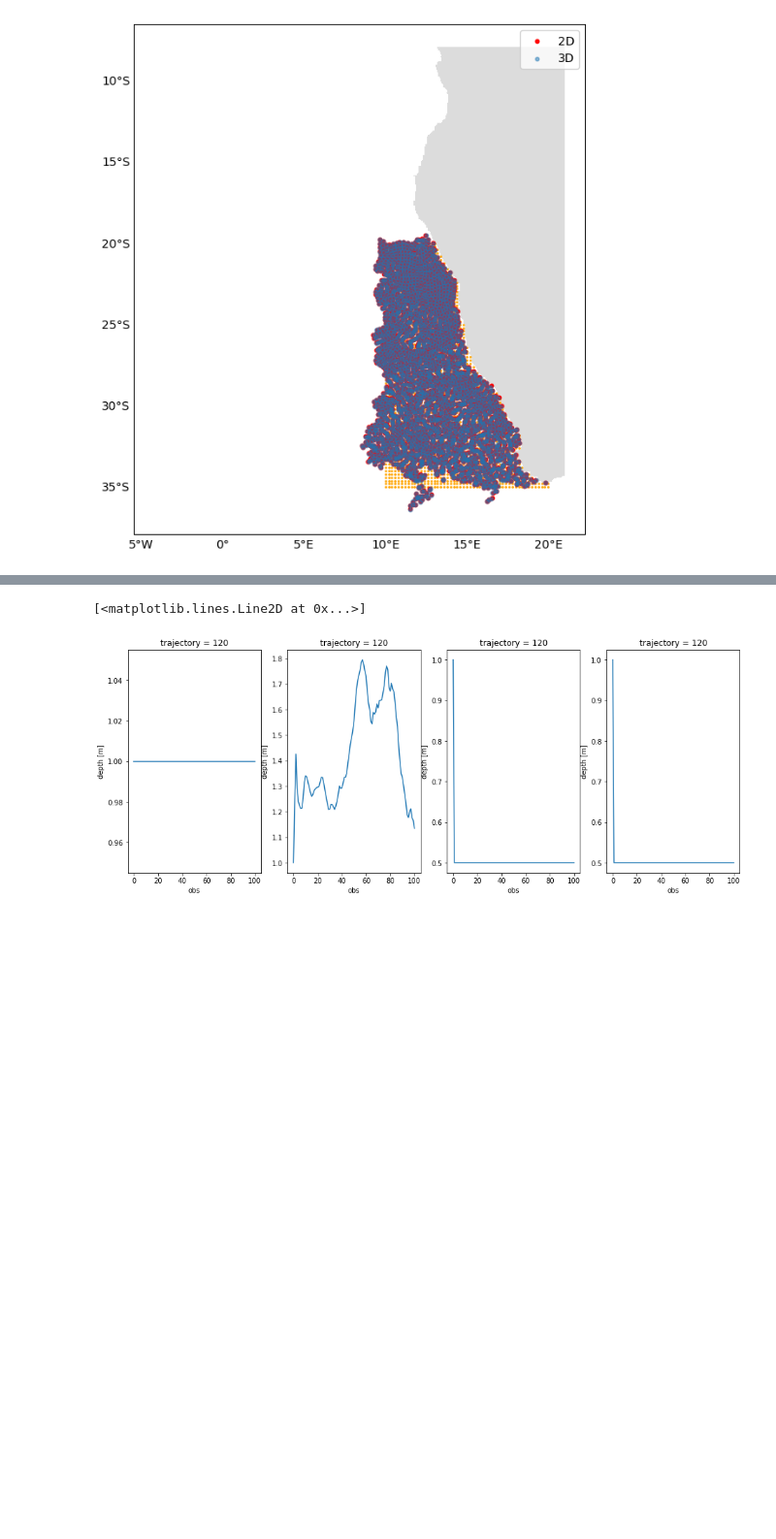
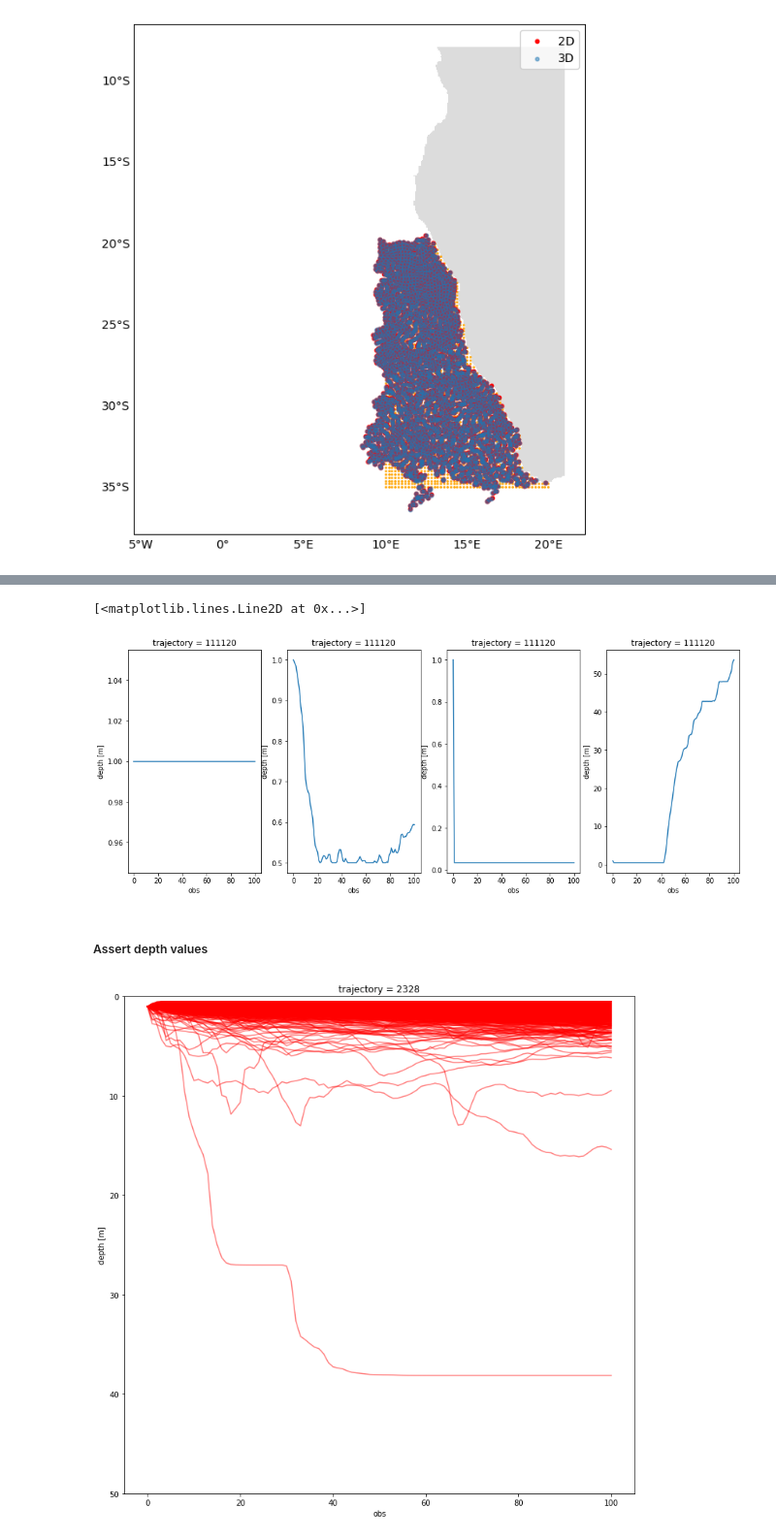
Before and after one commit to OceanParcels/atlanteco_plankton_plastic_nutrients_dispersion, a Jupyter notebook: src/analysis/Luderitz_release_analysis.ipynb, the cells around one changed output, grey strips where cells are left out. Shown at 97% size. Cells and saved outputs as stored; diff of their text form; code cells hidden in the pictures; blank space fills up the shorter version.

```diff
--- a/src/analysis/Luderitz_release_analysis.ipynb
+++ b/src/analysis/Luderitz_release_analysis.ipynb
@@ -114,5 +121,5 @@ dsdvm.z.plot(ax=ax[2])
 # %%
-id = 120
+id = 111120
 
 fig, ax= plt.subplots(ncols=4,nrows=1, figsize=(16,6))
 
@@ -122,4 +129,6 @@ dsdvm.z[id,:].plot(ax=ax[2])
 dsbp.z[id,:].plot(ax=ax[3])
 # %% [output]
 [<matplotlib.lines.Line2D at 0x...>]
-[figure, old version]
+[figure, new version]
+# %% [markdown]
+<h5>Assert depth values
@@ -125,0 +138,11 @@ dsbp.z[id,:].plot(ax=ax[3])
+# %%
+fig=plt.figure(figsize=(12,12))
+ax=plt.axes()
+for i in range(2329):
+    ds3D.z[i,:].plot(ax=ax, alpha=0.5, c='red') #, label="P"+str(i))
+
+ax.set_ylim(0,50)
+# ax.legend()
+ax.invert_yaxis()
+# %% [output]
+[figure, added]
```
Also changed, not shown: parts of 16 cells of this notebook.
